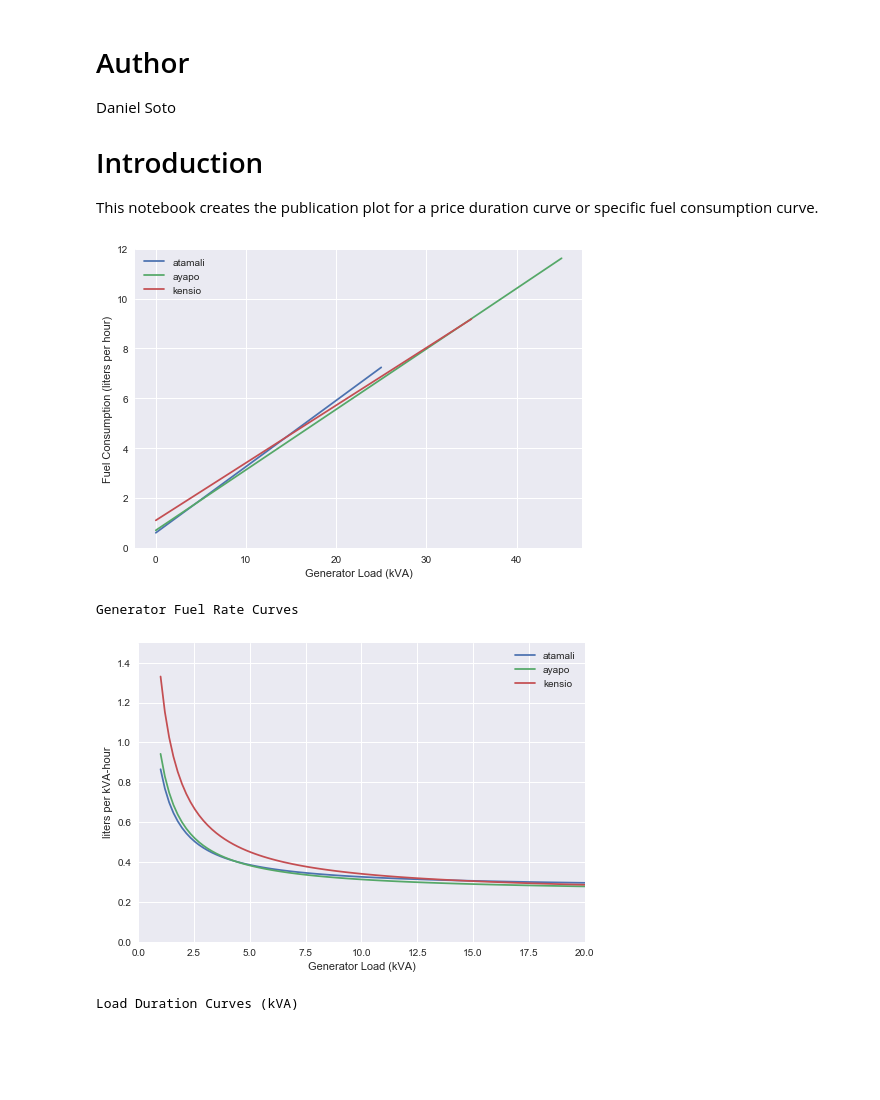
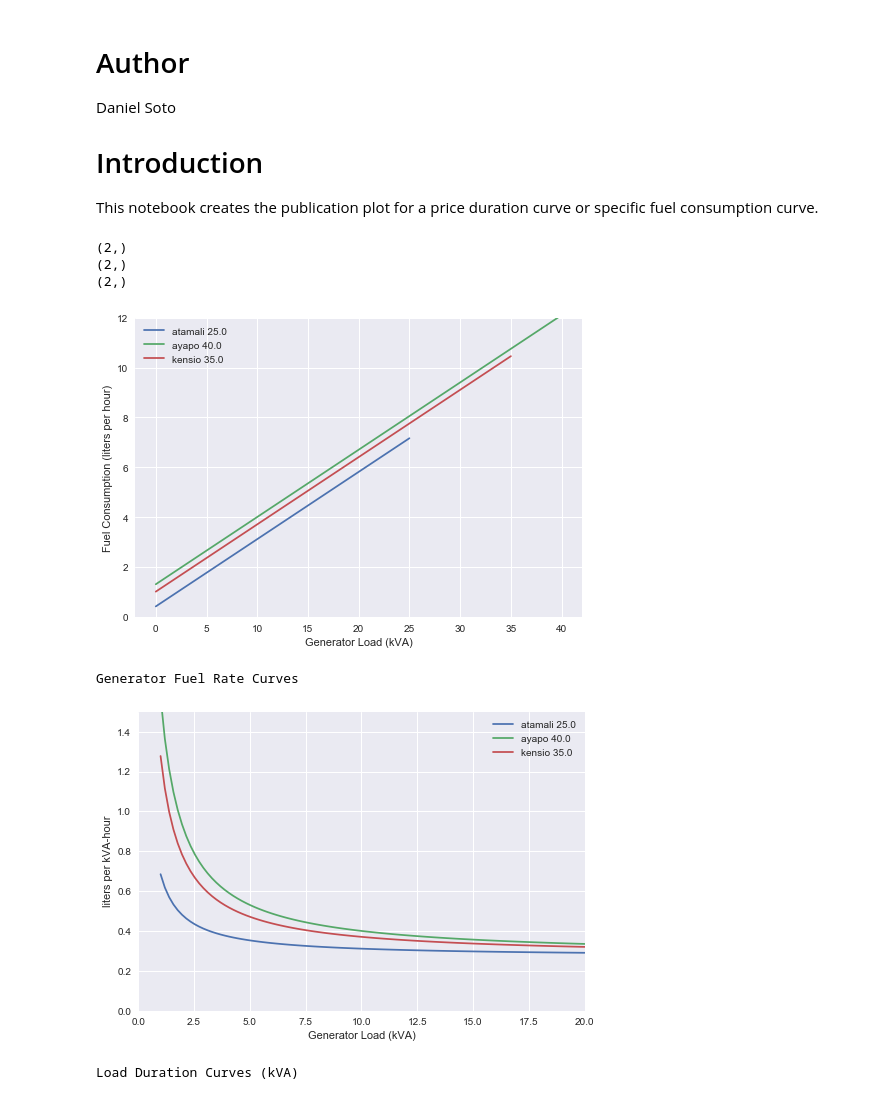
Before and after one commit to dsoto/WP19, a Jupyter notebook: analysis/SI-marginal-cost.ipynb, the cells around one changed output. Cells and saved outputs as stored; diff of their text form; code cells hidden in the pictures; blank space fills up the shorter version.

Commit message:
updates fuel rate analysis with better fit method

```diff
--- a/analysis/SI-marginal-cost.ipynb
+++ b/analysis/SI-marginal-cost.ipynb
@@ -28,11 +21,23 @@ def get_generator_fuel_rate_fit(rfd):
+# %%
+gen_data = pd.read_csv('../data_sheets/generator_data.csv')
+gen_data['load_kVA'] = gen_data['rated_power_kVA'] * gen_data['percent_load'] / 100
+y = gen_data['fuel_consumption_lph']
+X = gen_data[['rated_power_kVA', 'load_kVA']]
+X = sm.add_constant(X)
+model = sm.OLS(y, X).fit()
+
+def get_fuel_rate(power, load):
+    return model.params['const'] + model.params['rated_power_kVA'] * power + model.params['load_kVA']* load
 # %%
+# plot fuel consumption for each village compared to load
 fig, ax = plt.subplots()
 for rfd in wpa.raw_file_data[2:]:
     vname = rfd['village_name']
-    fit = get_generator_fuel_rate_fit(rfd)
-    x = np.linspace(0, 1, 2) * rfd['datasheet_rated_load_kVA']
-    y = np.polyval(fit, x)
-    plt.plot(x, y, label=vname)
+    load = np.linspace(0, 1, 2) * rfd['genset_rating_kVA']
+    power = rfd['genset_rating_kVA']
+    y = get_fuel_rate(power, load)
+    plt.plot(load, y, label=vname + ' ' + str(rfd['genset_rating_kVA']))
+    print(y.shape)
 
 plt.legend()
 plt.ylim((0, 12))
@@ -40,30 +45,32 @@ plt.xlabel('Generator Load (kVA)')
 plt.ylabel('Fuel Consumption (liters per hour)')
 plt.show()
 # %% [output]
+(2,)
+(2,)
+(2,)
-[figure, old version]
+[figure, new version]
 # %%
 fig, ax = plt.subplots()
 for rfd in wpa.raw_file_data[2:]:
     vname = rfd['village_name']
-    fit = get_generator_fuel_rate_fit(rfd)
     load = np.linspace(0.05, 1.0, 100) * 20.0
     hours = 1.0
     load_hours = load * hours
-    fuel_rate = np.polyval(fit, load)
+    fuel_rate = get_fuel_rate(rfd['genset_rating_kVA'], load)
     fuel = fuel_rate * hours
     heat_rate = fuel / load_hours
-    plt.plot(load, heat_rate, label=vname)
+    plt.plot(load, heat_rate, label=vname + ' ' + str(rfd['genset_rating_kVA']))
 
 print('Generator Fuel Rate Curves')
 plt.xlim((0, 20))
 plt.ylim((0, 1.5))
 plt.legend()
 plt.xlabel('Generator Load (kVA)')
 plt.ylabel('liters per kVA-hour')
 plt.show()
 # %% [output]
 Generator Fuel Rate Curves
-[figure, old version]
+[figure, new version]
 # %%
 fig, ax = plt.subplots()
 for rfd in wpa.raw_file_data[2:]:
```
Also changed, not shown: parts of 7 cells of this notebook, 2 other files.
